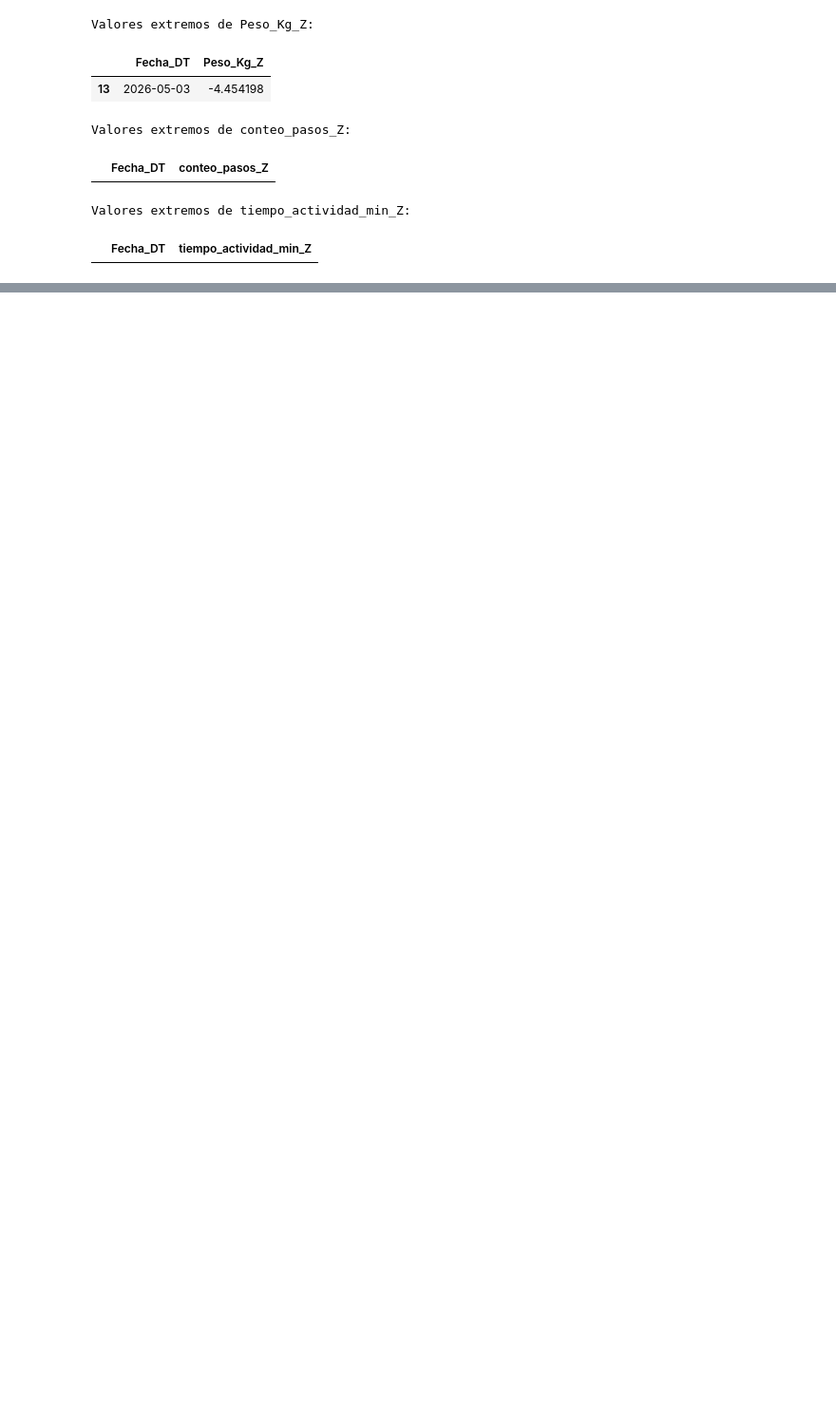
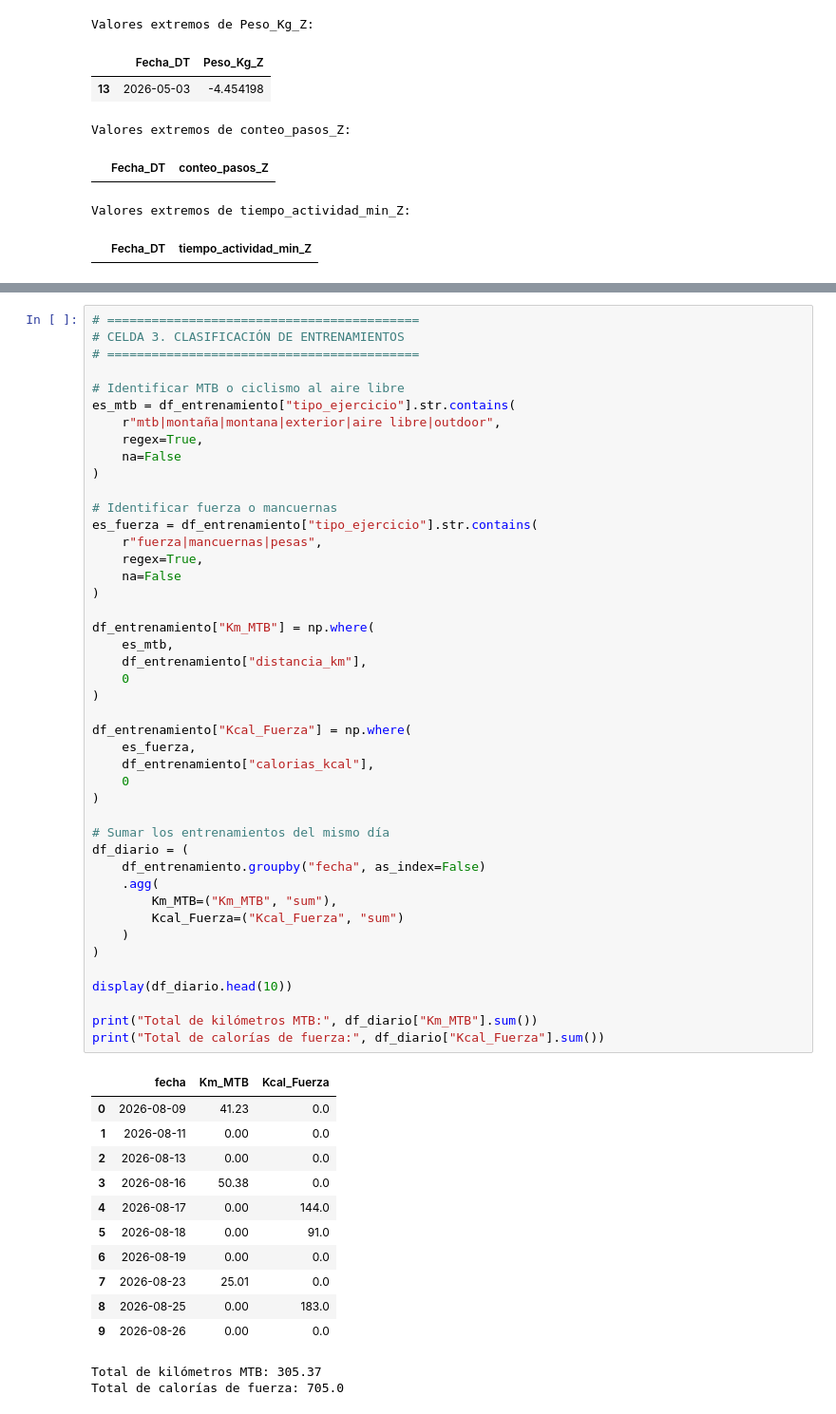
Before and after one commit to GabyPaolaING/Machine-Learning, a Jupyter notebook: P2P1.- INTEGRACIÓN MULTIFUENTE DE DATOS .ipynb, the cells around one changed output, grey strips where cells are left out. Shown at 95% size. Drawn from its saved outputs; the diff is of its cells as text; blank space fills up the shorter version.

```diff
--- a/P2P1.- INTEGRACIÓN MULTIFUENTE DE DATOS .ipynb
+++ b/P2P1.- INTEGRACIÓN MULTIFUENTE DE DATOS .ipynb
@@ -2544,0 +2060,58 @@ Se necesitan al menos dos semanas en cada grupo; es preferible contar con más o
+# %%
+# ==========================================
+# CELDA 3. CLASIFICACIÓN DE ENTRENAMIENTOS
+# ==========================================
+
+# Identificar MTB o ciclismo al aire libre
+es_mtb = df_entrenamiento["tipo_ejercicio"].str.contains(
+    r"mtb|montaña|montana|exterior|aire libre|outdoor",
+    regex=True,
+    na=False
+)
+
+# Identificar fuerza o mancuernas
+es_fuerza = df_entrenamiento["tipo_ejercicio"].str.contains(
+    r"fuerza|mancuernas|pesas",
+    regex=True,
+    na=False
+)
+
+df_entrenamiento["Km_MTB"] = np.where(
+    es_mtb,
+    df_entrenamiento["distancia_km"],
+    0
+)
+
+df_entrenamiento["Kcal_Fuerza"] = np.where(
+    es_fuerza,
+    df_entrenamiento["calorias_kcal"],
+    0
+)
+
+# Sumar los entrenamientos del mismo día
+df_diario = (
+    df_entrenamiento.groupby("fecha", as_index=False)
+    .agg(
+        Km_MTB=("Km_MTB", "sum"),
+        Kcal_Fuerza=("Kcal_Fuerza", "sum")
+    )
+)
+
+display(df_diario.head(10))
+
+print("Total de kilómetros MTB:", df_diario["Km_MTB"].sum())
+print("Total de calorías de fuerza:", df_diario["Kcal_Fuerza"].sum())
+# %% [output]
+|  | fecha | Km_MTB | Kcal_Fuerza |
+| 0 | 2026-08-09 | 41.23 | 0.0 |
+| 1 | 2026-08-11 | 0.00 | 0.0 |
+| 2 | 2026-08-13 | 0.00 | 0.0 |
+| 3 | 2026-08-16 | 50.38 | 0.0 |
+| 4 | 2026-08-17 | 0.00 | 144.0 |
+| 5 | 2026-08-18 | 0.00 | 91.0 |
+| 6 | 2026-08-19 | 0.00 | 0.0 |
+| 7 | 2026-08-23 | 25.01 | 0.0 |
+| 8 | 2026-08-25 | 0.00 | 183.0 |
+| 9 | 2026-08-26 | 0.00 | 0.0 |
+Total de kilómetros MTB: 305.37
+Total de calorías de fuerza: 705.0
```
Also changed, not shown: parts of 15 cells of this notebook.
